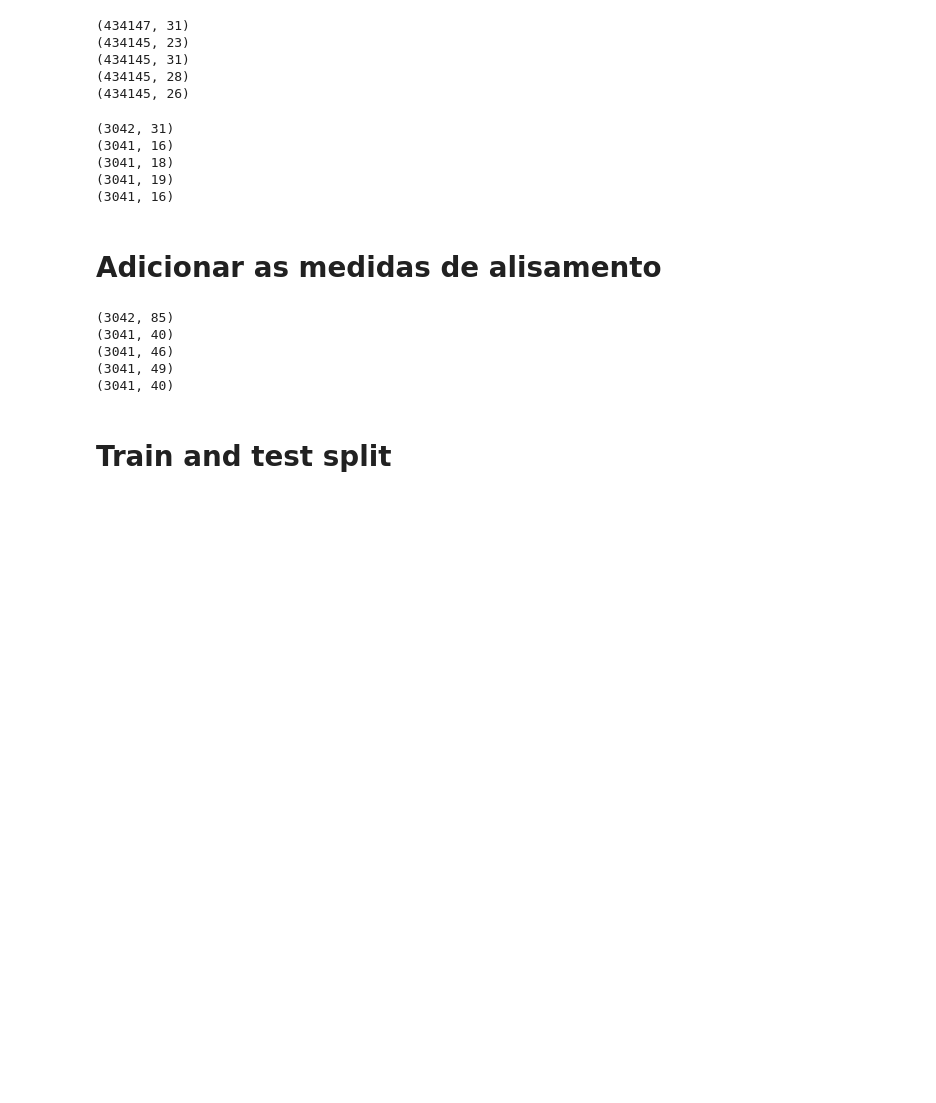
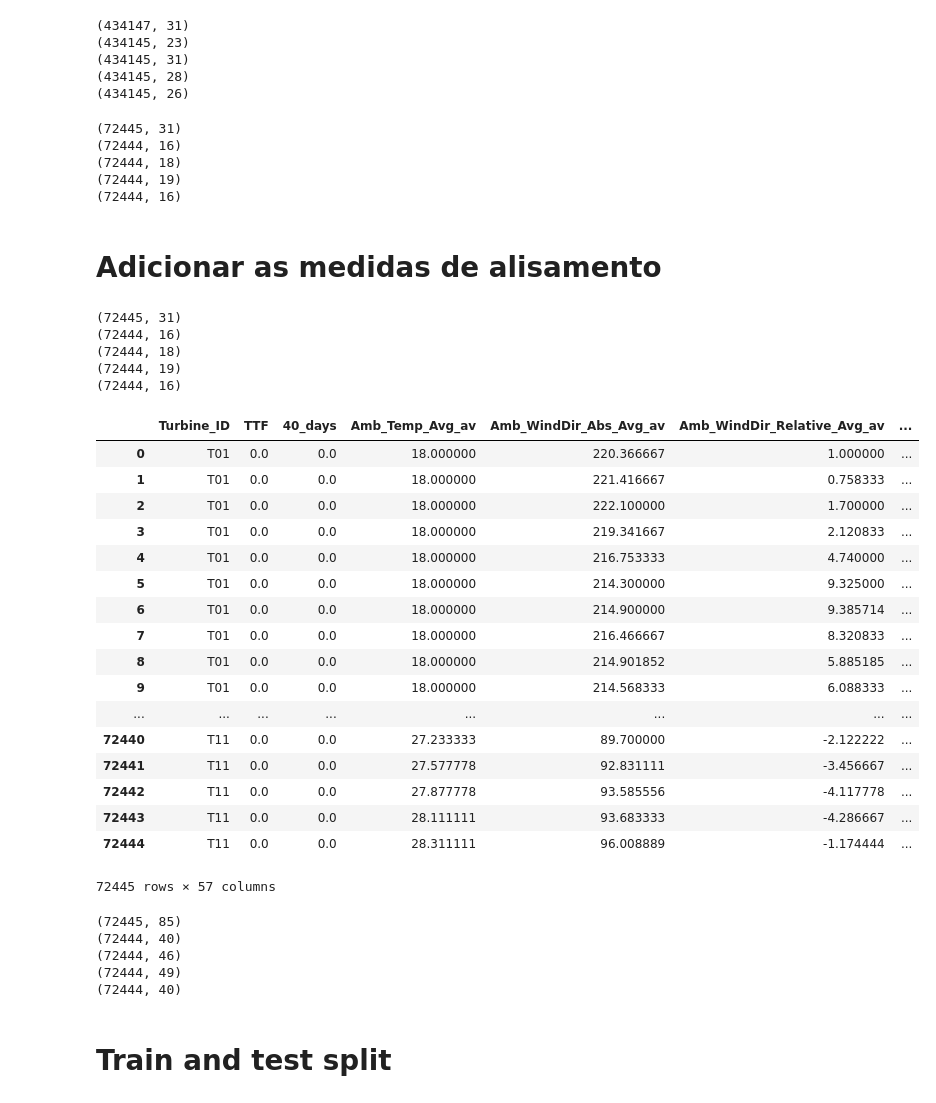
Before and after one commit to RicardoJPedro82/wmillfailprev, a Jupyter notebook: notebooks/Data_prep_clean.ipynb, the cells around one changed output. Drawn from its saved outputs; the diff is of its cells as text; code cells hidden in the pictures; blank space fills up the shorter version.

```diff
--- a/notebooks/Data_prep_clean.ipynb
+++ b/notebooks/Data_prep_clean.ipynb
@@ -248,32 +238,75 @@ for i in range(len(comp_df_list)):
 (434145, 26)
 # %%
 # Passagem para dias
-for i in range(len(comp_df_list)):
-    comp_df_list[i] = dprep.group_por_frequency(comp_df_list[i])
+Agrup_por = 'Hora'
+for i in range(len(comp_prep_df_list)):
+    comp_prep_df_list[i] = dprep.group_por_frequency(comp_prep_df_list[i], period=Agrup_por)
 # %%
 # Passagem para dias
-for i in range(len(comp_df_list)):
-    print(comp_df_list[i].shape)
+for i in range(len(comp_prep_df_list)):
+    print(comp_prep_df_list[i].shape)
 # %% [output]
-(3042, 31)
-(3041, 16)
-(3041, 18)
-(3041, 19)
-(3041, 16)
+(72445, 31)
+(72444, 16)
+(72444, 18)
+(72444, 19)
+(72444, 16)
 # %% [markdown]
 # Adicionar as medidas de alisamento
+# %%
+for i in range(len(comp_prep_df_list)):
+    print(comp_prep_df_list[i].shape)
+# %% [output]
+(72445, 31)
+(72444, 16)
+(72444, 18)
+(72444, 19)
+(72444, 16)
 # %%
-for i in range(len(comp_df_list)):
-    comp_df_list[i] = dprep.add_features(comp_df_list[i])
+for i in range(len(comp_prep_df_list)):
+    comp_prep_df_list[i] = dprep.add_features(comp_prep_df_list[i])
+# %%
+cols_to_drop = [
+    'Date', 'Amb_Temp_Avg', 'Amb_WindDir_Abs_Avg', 'Amb_WindDir_Relative_Avg',
+    'Amb_WindSpeed_Avg', 'Amb_WindSpeed_Max', 'Amb_WindSpeed_Min',
+    'Amb_WindSpeed_Std', 'Blds_PitchAngle_Avg', 'Blds_PitchAngle_Std',
+    'Component', 'Cont_Top_Temp_Avg', 'Cont_VCP_ChokcoilTemp_Avg',
+    'Cont_VCP_WtrTemp_Avg', 'Gen_Bear2_Temp_Avg', 'Gen_Bear_Temp_Avg',
+    'Gen_Phase2_Temp_Avg', 'Gen_RPM_Avg', 'Gen_RPM_Std',
+    'Gen_SlipRing_Temp_Avg', 'Grd_Busbar_Temp_Avg',
+    'Grd_RtrInvPhase2_Temp_Avg', 'Hyd_Oil_Temp_Avg', 'Nac_Direction_Avg',
+    'Nac_Temp_Avg', 'Prod_LatestAvg_ActPwrGen0', 'Prod_LatestAvg_ActPwrGen1',
+    'Prod_LatestAvg_ReactPwrGen0'
+]
+comp_prep_df_list[0].drop(columns=cols_to_drop)
+# %% [output]
+|  | Turbine_ID | TTF | 40_days | Amb_Temp_Avg_av | Amb_WindDir_Abs_Avg_av | Amb_WindDir_Relative_Avg_av | ... |
+| 0 | T01 | 0.0 | 0.0 | 18.000000 | 220.366667 | 1.000000 | ... |
+| 1 | T01 | 0.0 | 0.0 | 18.000000 | 221.416667 | 0.758333 | ... |
+| 2 | T01 | 0.0 | 0.0 | 18.000000 | 222.100000 | 1.700000 | ... |
+| 3 | T01 | 0.0 | 0.0 | 18.000000 | 219.341667 | 2.120833 | ... |
+| 4 | T01 | 0.0 | 0.0 | 18.000000 | 216.753333 | 4.740000 | ... |
+| 5 | T01 | 0.0 | 0.0 | 18.000000 | 214.300000 | 9.325000 | ... |
+| 6 | T01 | 0.0 | 0.0 | 18.000000 | 214.900000 | 9.385714 | ... |
+| 7 | T01 | 0.0 | 0.0 | 18.000000 | 216.466667 | 8.320833 | ... |
+| 8 | T01 | 0.0 | 0.0 | 18.000000 | 214.901852 | 5.885185 | ... |
+| 9 | T01 | 0.0 | 0.0 | 18.000000 | 214.568333 | 6.088333 | ... |
+| ... | ... | ... | ... | ... | ... | ... | ... |
+| 72440 | T11 | 0.0 | 0.0 | 27.233333 | 89.700000 | -2.122222 | ... |
+| 72441 | T11 | 0.0 | 0.0 | 27.577778 | 92.831111 | -3.456667 | ... |
+| 72442 | T11 | 0.0 | 0.0 | 27.877778 | 93.585556 | -4.117778 | ... |
+| 72443 | T11 | 0.0 | 0.0 | 28.111111 | 93.683333 | -4.286667 | ... |
+| 72444 | T11 | 0.0 | 0.0 | 28.311111 | 96.008889 | -1.174444 | ... |
+72445 rows × 57 columns
 # %%
-for i in range(len(comp_df_list)):
-    print(comp_df_list[i].shape)
+for i in range(len(comp_prep_df_list)):
+    print(comp_prep_df_list[i].shape)
 # %% [output]
-(3042, 85)
-(3041, 40)
-(3041, 46)
-(3041, 49)
-(3041, 40)
+(72445, 85)
+(72444, 40)
+(72444, 46)
+(72444, 49)
+(72444, 40)
 # %% [markdown]
 # Train and test split
 # %%
```
Also changed, not shown: parts of 39 cells of this notebook, 3 other files.
